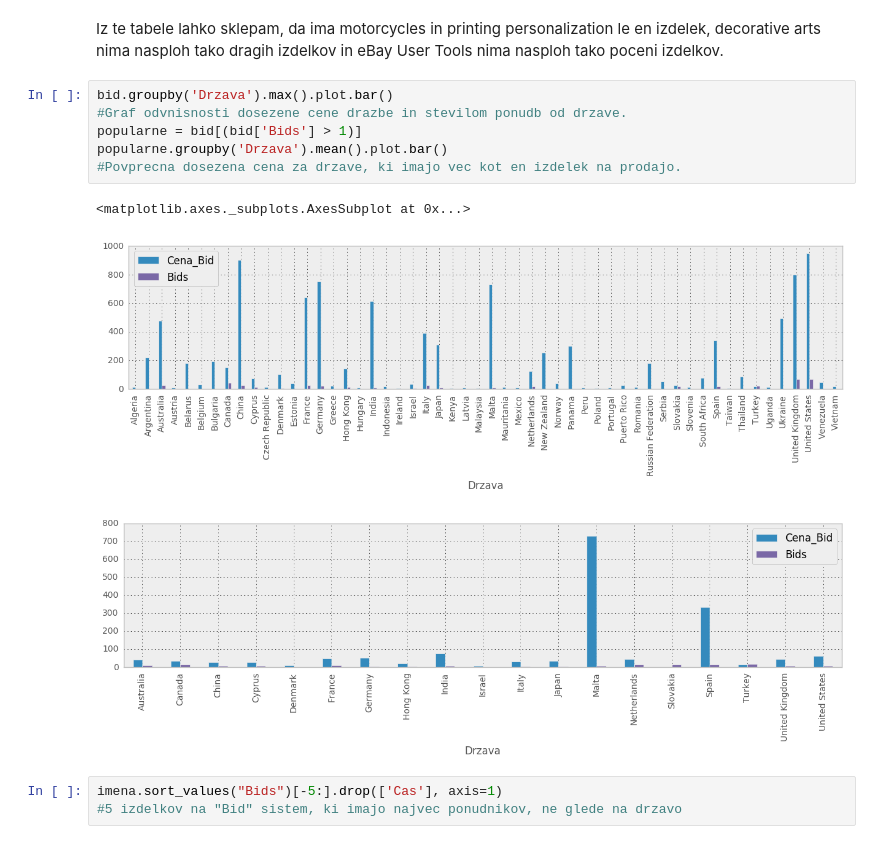
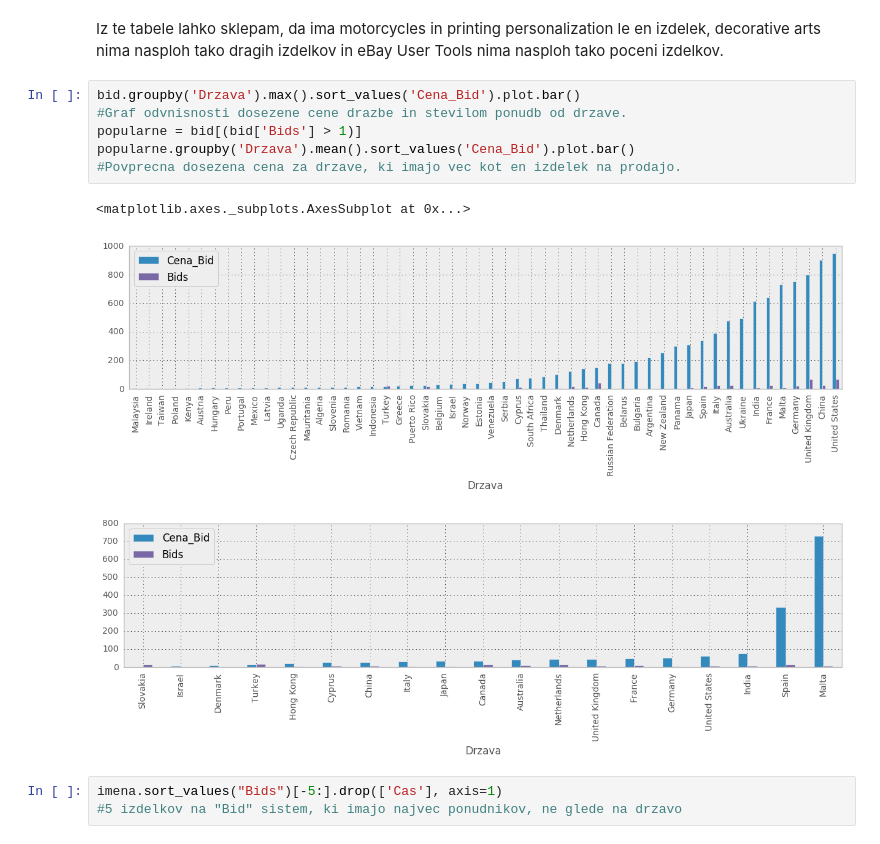
Before and after one commit to MihaPac/Projekt-Programiranje-1, a Jupyter notebook: Analiza.ipynb, the cells around one changed output. Cells and saved outputs as stored; diff of their text form.

```diff
--- a/Analiza.ipynb
+++ b/Analiza.ipynb
@@ -114,15 +114,15 @@ dtype: float64
 # %% [markdown]
 Iz te tabele lahko sklepam, da ima motorcycles in printing personalization le en izdelek, decorative arts nima nasploh tako dragih izdelkov in eBay User Tools nima nasploh tako poceni izdelkov.
 # %%
-bid.groupby('Drzava').max().plot.bar()
+bid.groupby('Drzava').max().sort_values('Cena_Bid').plot.bar()
 #Graf odvnisnosti dosezene cene drazbe in stevilom ponudb od drzave.
 popularne = bid[(bid['Bids'] > 1)]
-popularne.groupby('Drzava').mean().plot.bar()
+popularne.groupby('Drzava').mean().sort_values('Cena_Bid').plot.bar()
 #Povprecna dosezena cena za drzave, ki imajo vec kot en izdelek na prodajo.
 # %% [output]
 <matplotlib.axes._subplots.AxesSubplot at 0x...>
-[figure, old version]
+[figure, new version]
-[figure, old version]
+[figure, new version]
 # %%
 imena.sort_values("Bids")[-5:].drop(['Cas'], axis=1)
 #5 izdelkov na "Bid" sistem, ki imajo najvec ponudnikov, ne glede na drzavo
```
Also changed, not shown: parts of 1 cell of this notebook.
